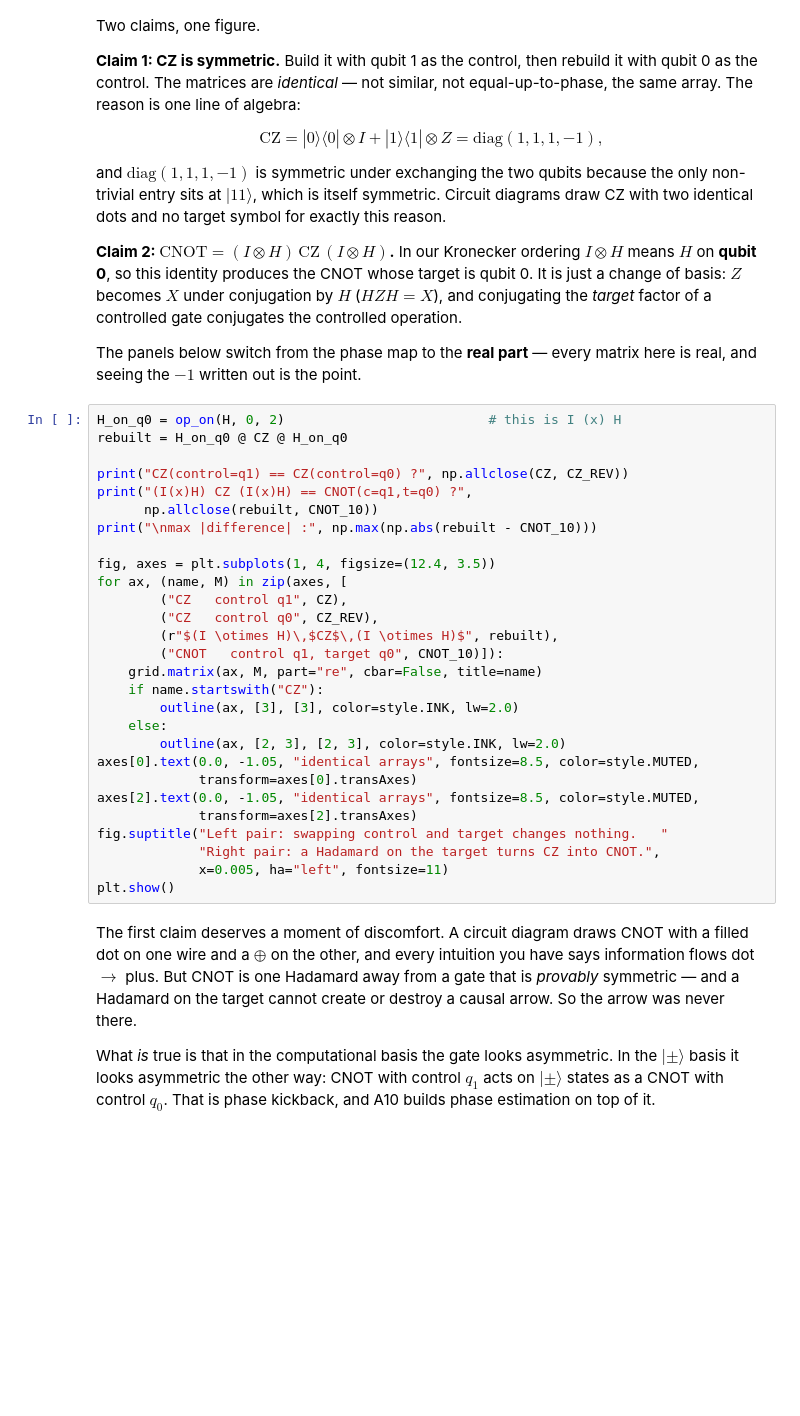
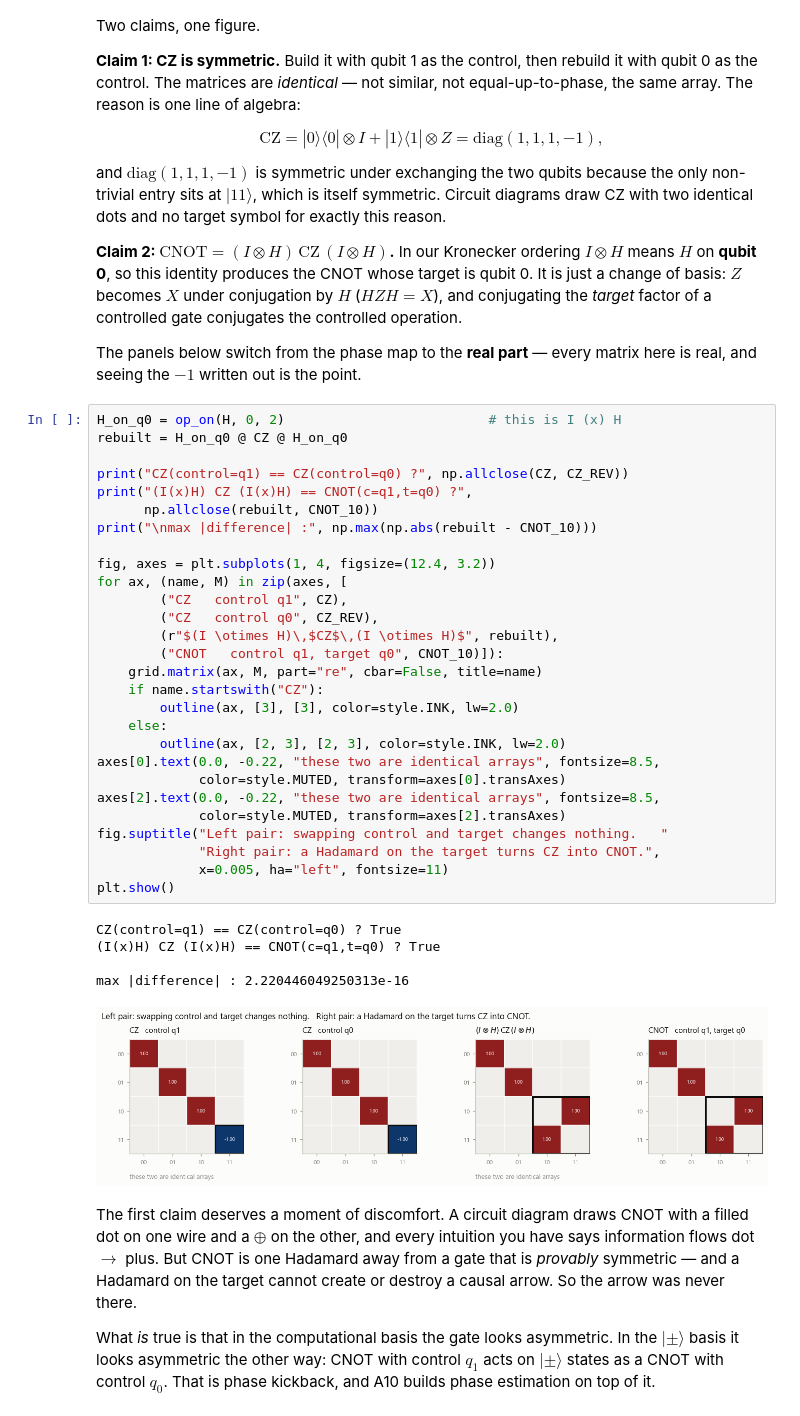
Before and after one commit to thompgt/quantum-under-the-hood, a Jupyter notebook: notebooks/A06_Two_Qubit_Gates.ipynb, the cells around one changed output. Saved outputs shown, nothing was run; the diff lists cells and outputs as text; blank space fills up the shorter version.

```diff
--- a/notebooks/A06_Two_Qubit_Gates.ipynb
+++ b/notebooks/A06_Two_Qubit_Gates.ipynb
@@ -579,31 +622,37 @@ here is real, and seeing the $-1$ written out is the point.
 # %%
 H_on_q0 = op_on(H, 0, 2)                          # this is I (x) H
 rebuilt = H_on_q0 @ CZ @ H_on_q0
 
 print("CZ(control=q1) == CZ(control=q0) ?", np.allclose(CZ, CZ_REV))
 print("(I(x)H) CZ (I(x)H) == CNOT(c=q1,t=q0) ?",
       np.allclose(rebuilt, CNOT_10))
 print("\nmax |difference| :", np.max(np.abs(rebuilt - CNOT_10)))
 
-fig, axes = plt.subplots(1, 4, figsize=(12.4, 3.5))
+fig, axes = plt.subplots(1, 4, figsize=(12.4, 3.2))
 for ax, (name, M) in zip(axes, [
         ("CZ   control q1", CZ),
         ("CZ   control q0", CZ_REV),
         (r"$(I \otimes H)\,$CZ$\,(I \otimes H)$", rebuilt),
         ("CNOT   control q1, target q0", CNOT_10)]):
     grid.matrix(ax, M, part="re", cbar=False, title=name)
     if name.startswith("CZ"):
         outline(ax, [3], [3], color=style.INK, lw=2.0)
     else:
         outline(ax, [2, 3], [2, 3], color=style.INK, lw=2.0)
-axes[0].text(0.0, -1.05, "identical arrays", fontsize=8.5, color=style.MUTED,
-             transform=axes[0].transAxes)
-axes[2].text(0.0, -1.05, "identical arrays", fontsize=8.5, color=style.MUTED,
-             transform=axes[2].transAxes)
+axes[0].text(0.0, -0.22, "these two are identical arrays", fontsize=8.5,
+             color=style.MUTED, transform=axes[0].transAxes)
+axes[2].text(0.0, -0.22, "these two are identical arrays", fontsize=8.5,
+             color=style.MUTED, transform=axes[2].transAxes)
 fig.suptitle("Left pair: swapping control and target changes nothing.   "
              "Right pair: a Hadamard on the target turns CZ into CNOT.",
              x=0.005, ha="left", fontsize=11)
 plt.show()
+# %% [output]
+CZ(control=q1) == CZ(control=q0) ? True
+(I(x)H) CZ (I(x)H) == CNOT(c=q1,t=q0) ? True
+
+max |difference| : 2.220446049250313e-16
+[figure, added]
 # %% [markdown]
 The first claim deserves a moment of discomfort. A circuit diagram draws CNOT
 with a filled dot on one wire and a $\oplus$ on the other, and every intuition
```
Also changed, not shown: parts of 11 cells of this notebook, 1 other file.
